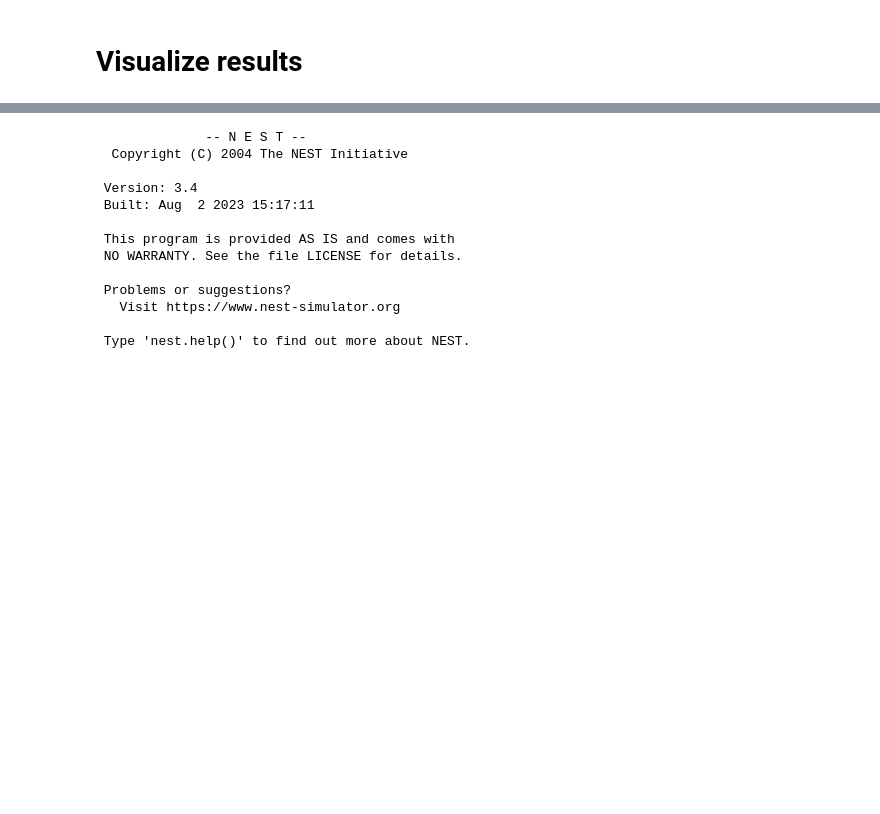
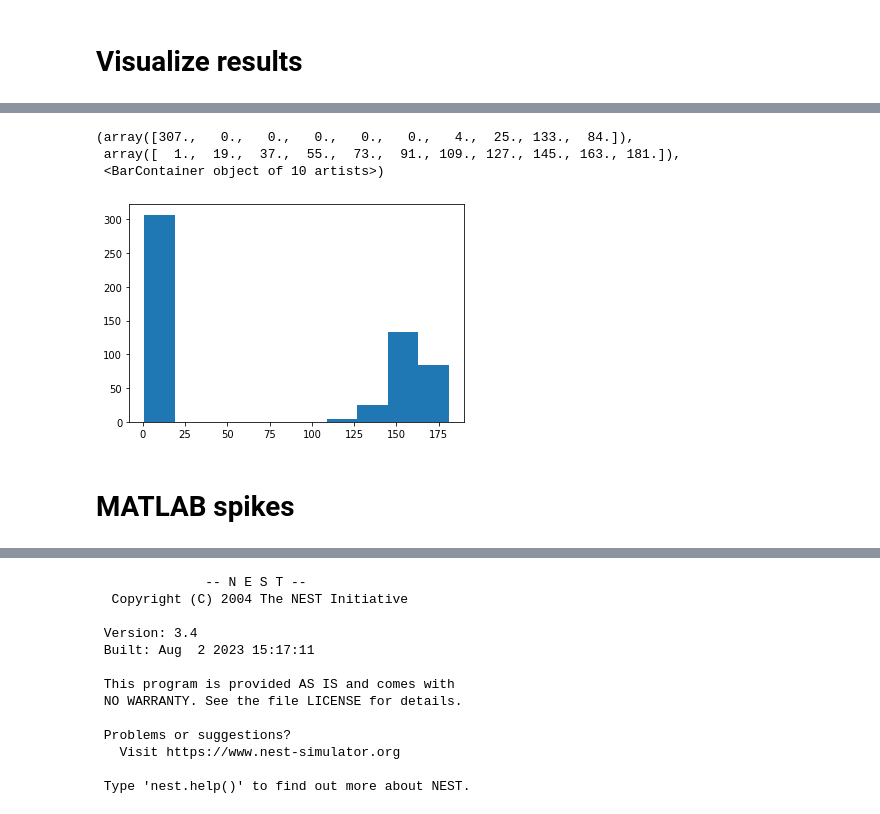
Before and after one commit to stefanches7/structfun, a Jupyter notebook: nest-plasticity-example.ipynb, the cells around one changed output, grey strips where cells are left out. Drawn from its saved outputs; the diff is of its cells as text; code cells hidden in the pictures; blank space fills up the shorter version.

```diff
--- a/nest-plasticity-example.ipynb
+++ b/nest-plasticity-example.ipynb
@@ -50,0 +67,9 @@ plt.plot(spikes)
+# %%
+plt.hist(np.diff(bursts_after)[0])
+# %% [output]
+(array([307.,   0.,   0.,   0.,   0.,   0.,   4.,  25., 133.,  84.]),
+ array([  1.,  19.,  37.,  55.,  73.,  91., 109., 127., 145., 163., 181.]),
+ <BarContainer object of 10 artists>)
+[figure, added]
+# %% [markdown]
+# MATLAB spikes
```
Also changed, not shown: parts of 45 cells of this notebook, 1 other file.
